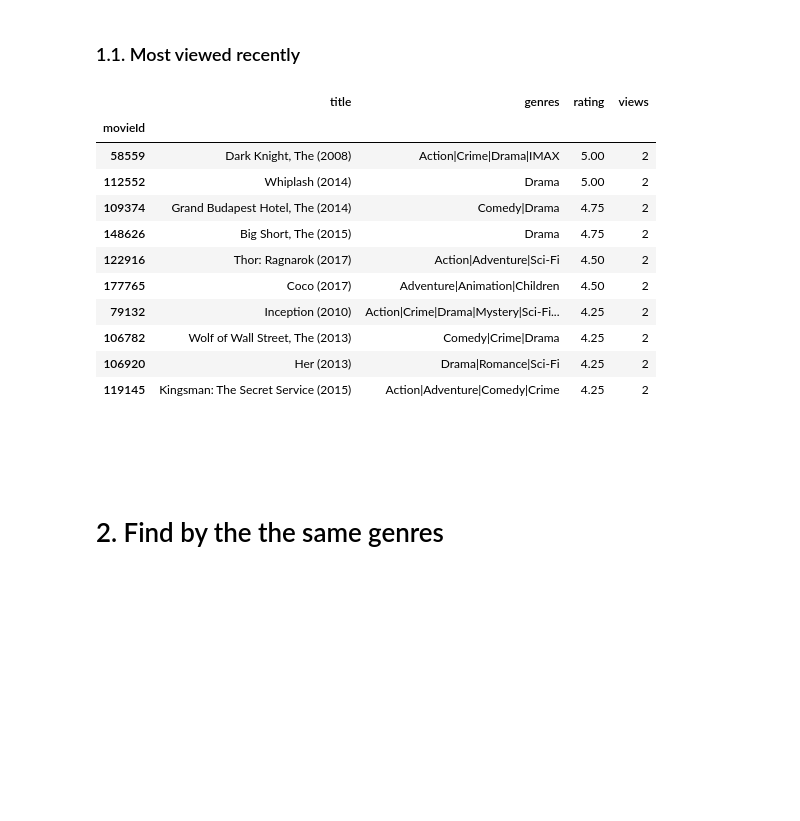
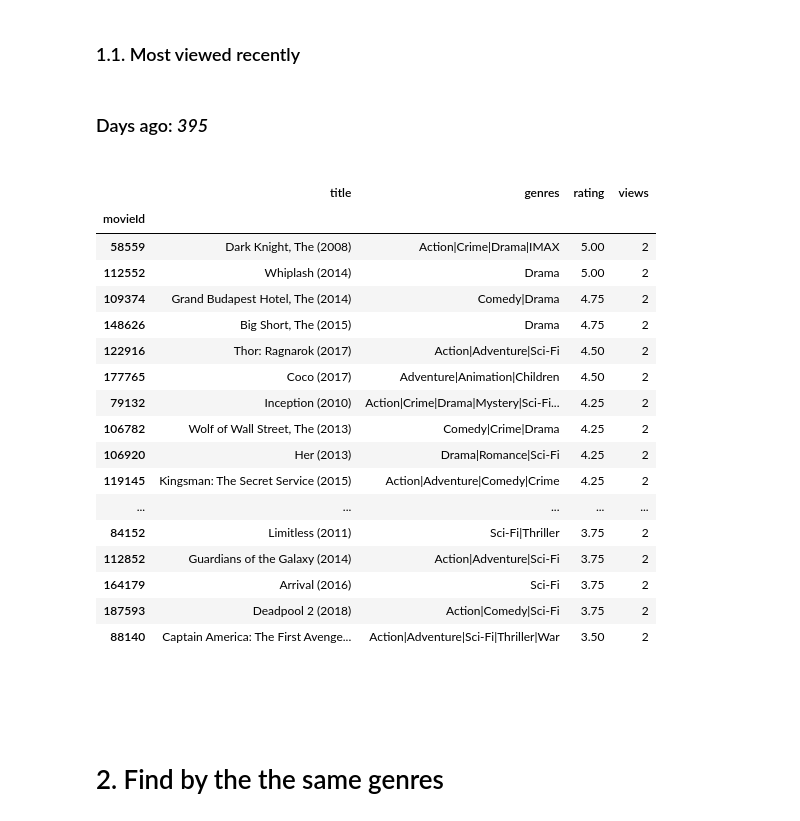
Before and after one commit to alaurentinoofficial/movielens-recomendation-system, a Jupyter notebook: recomendation.ipynb, the cells around one changed output. Saved outputs shown, nothing was run; the diff lists cells and outputs as text; code cells hidden in the pictures; blank space fills up the shorter version.

```diff
--- a/recomendation.ipynb
+++ b/recomendation.ipynb
@@ -75,24 +81,35 @@ movies.head(10)
 # %% [markdown]
 ### 1.1. Most viewed recently
 # %%
+from IPython.display import display, HTML
+
 TARGET_DAYS_AGO = 395
+
+display(HTML('<h3>Days ago: <i>{}</i><h3/>'.format(TARGET_DAYS_AGO)))
 
 # Get and filter the previous days
 recent_ratings_movies = movieRatingViews(days_ago=TARGET_DAYS_AGO)
-recent_ratings_movies.head(10)
+recent_ratings_movies.head(20)
 # %% [output]
+Days ago: 395
 |  | title | genres | rating | views |
 | movieId |  |  |  |  |
 | 58559 | Dark Knight, The (2008) | Action|Crime|Drama|IMAX | 5.00 | 2 |
 | 112552 | Whiplash (2014) | Drama | 5.00 | 2 |
 | 109374 | Grand Budapest Hotel, The (2014) | Comedy|Drama | 4.75 | 2 |
 | 148626 | Big Short, The (2015) | Drama | 4.75 | 2 |
 | 122916 | Thor: Ragnarok (2017) | Action|Adventure|Sci-Fi | 4.50 | 2 |
 | 177765 | Coco (2017) | Adventure|Animation|Children | 4.50 | 2 |
 | 79132 | Inception (2010) | Action|Crime|Drama|Mystery|Sci-Fi... | 4.25 | 2 |
 | 106782 | Wolf of Wall Street, The (2013) | Comedy|Crime|Drama | 4.25 | 2 |
 | 106920 | Her (2013) | Drama|Romance|Sci-Fi | 4.25 | 2 |
 | 119145 | Kingsman: The Secret Service (2015) | Action|Adventure|Comedy|Crime | 4.25 | 2 |
+| ... | ... | ... | ... | ... |
+| 84152 | Limitless (2011) | Sci-Fi|Thriller | 3.75 | 2 |
+| 112852 | Guardians of the Galaxy (2014) | Action|Adventure|Sci-Fi | 3.75 | 2 |
+| 164179 | Arrival (2016) | Sci-Fi | 3.75 | 2 |
+| 187593 | Deadpool 2 (2018) | Action|Comedy|Sci-Fi | 3.75 | 2 |
+| 88140 | Captain America: The First Avenge... | Action|Adventure|Sci-Fi|Thriller|War | 3.50 | 2 |
 # %% [markdown]
 <br>
 <br>
```
Also changed, not shown: parts of 1 cell of this notebook.
